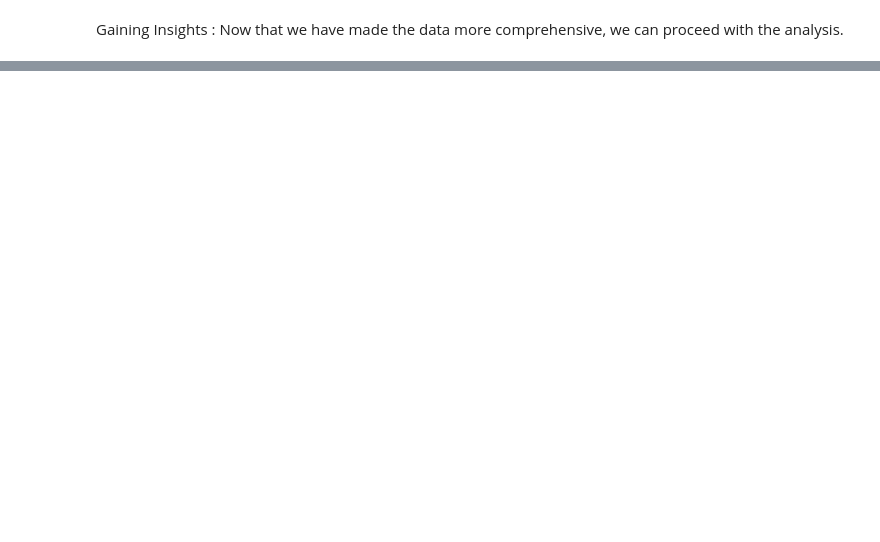
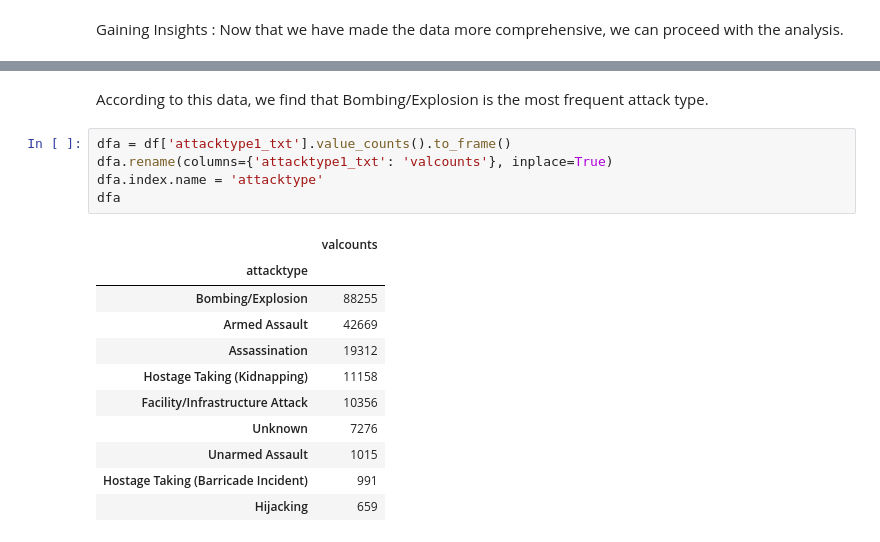
Before and after one commit to GauravBFG10K/Global-Terrorism---EDA, a Jupyter notebook: Global_Terrorism_Analysis_Capstone_Project.ipynb, the cells around one changed output, grey strips where cells are left out. Drawn from its saved outputs; the diff is of its cells as text; blank space fills up the shorter version.

```diff
--- a/Global_Terrorism_Analysis_Capstone_Project.ipynb
+++ b/Global_Terrorism_Analysis_Capstone_Project.ipynb
@@ -175,0 +214,19 @@ df.corr()
+# %% [markdown]
+According to this data, we find that Bombing/Explosion is the most frequent attack type.
+# %%
+dfa = df['attacktype1_txt'].value_counts().to_frame()
+dfa.rename(columns={'attacktype1_txt': 'valcounts'}, inplace=True)
+dfa.index.name = 'attacktype'
+dfa
+# %% [output]
+|  | valcounts |
+| attacktype |  |
+| Bombing/Explosion | 88255 |
+| Armed Assault | 42669 |
+| Assassination | 19312 |
+| Hostage Taking (Kidnapping) | 11158 |
+| Facility/Infrastructure Attack | 10356 |
+| Unknown | 7276 |
+| Unarmed Assault | 1015 |
+| Hostage Taking (Barricade Incident) | 991 |
+| Hijacking | 659 |
```
Also changed, not shown: parts of 3 cells of this notebook.
